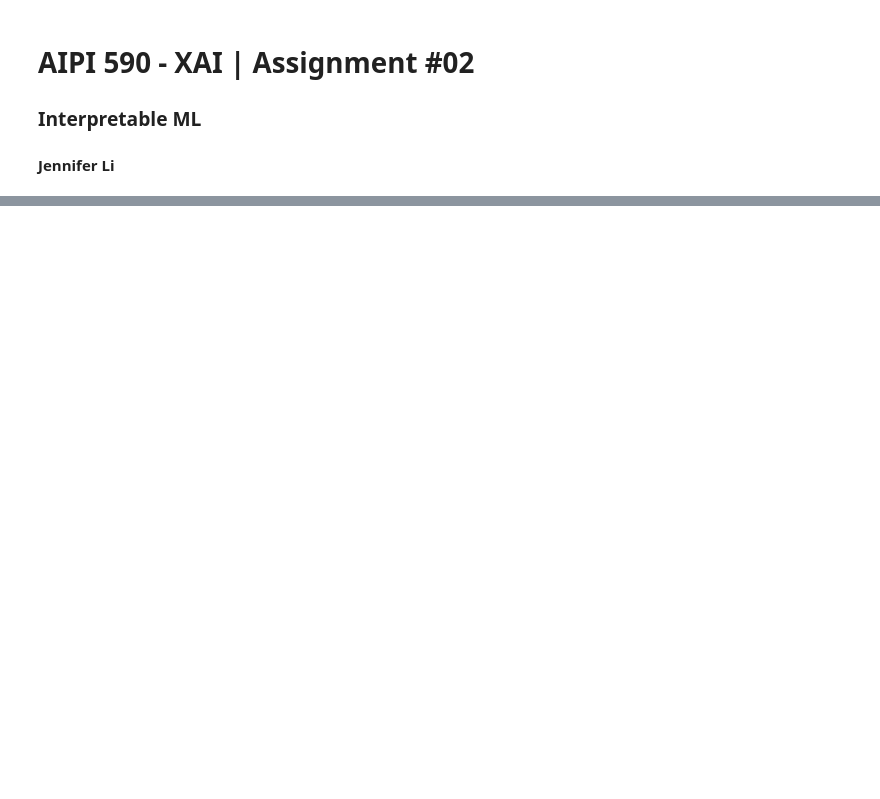
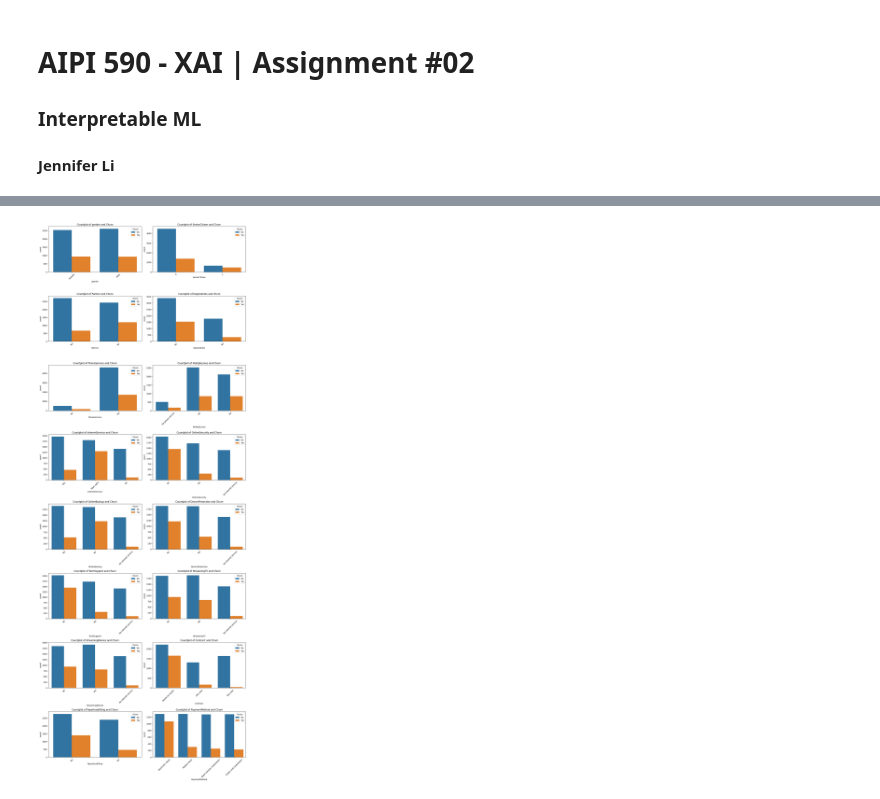
Before and after one commit to Jenniferli6/XAI_Interpretable_ML, a Jupyter notebook: XAI_Interpretable_ML.ipynb, the cells around one changed output, grey strips where cells are left out. Drawn from its saved outputs; the diff is of its cells as text; code cells hidden in the pictures; blank space fills up the shorter version.

```diff
--- a/XAI_Interpretable_ML.ipynb
+++ b/XAI_Interpretable_ML.ipynb
@@ -56,0 +257,3 @@ userdata.get('secretName')
+# %%
+cat_var = df.select_dtypes(include=['object','category']).columns.tolist()
+cat_var
@@ -56,0 +279,5 @@ userdata.get('secretName')
+# %%
+# I want to get a feature list, so need to drop Churn in cat_var list because Churn is our target variable
+
+cat_var.remove('Churn')
+cat_var
@@ -56,0 +302,5 @@ userdata.get('secretName')
+# %%
+# Since each customer has a unique ID, so customerID is not a valide categorical variable, shall be removed as well
+
+cat_var.remove('customerID')
+cat_var
@@ -56,0 +353,15 @@ userdata.get('secretName')
+# %%
+# For categorical features
+
+fig, axes = plt.subplots(8, 2, figsize=(15, 40))
+axes = axes.flatten()
+
+for i, col in enumerate(cat_var):
+    sns.countplot(x=col, hue='Churn', data=df, ax=axes[i])
+    axes[i].set_title(f'Countplot of {col} and Churn')
+    axes[i].tick_params(axis='x', rotation=45)
+
+plt.tight_layout()
+plt.show()
+# %% [output]
+[figure, added]
```
Also changed, not shown: parts of 115 cells of this notebook.
